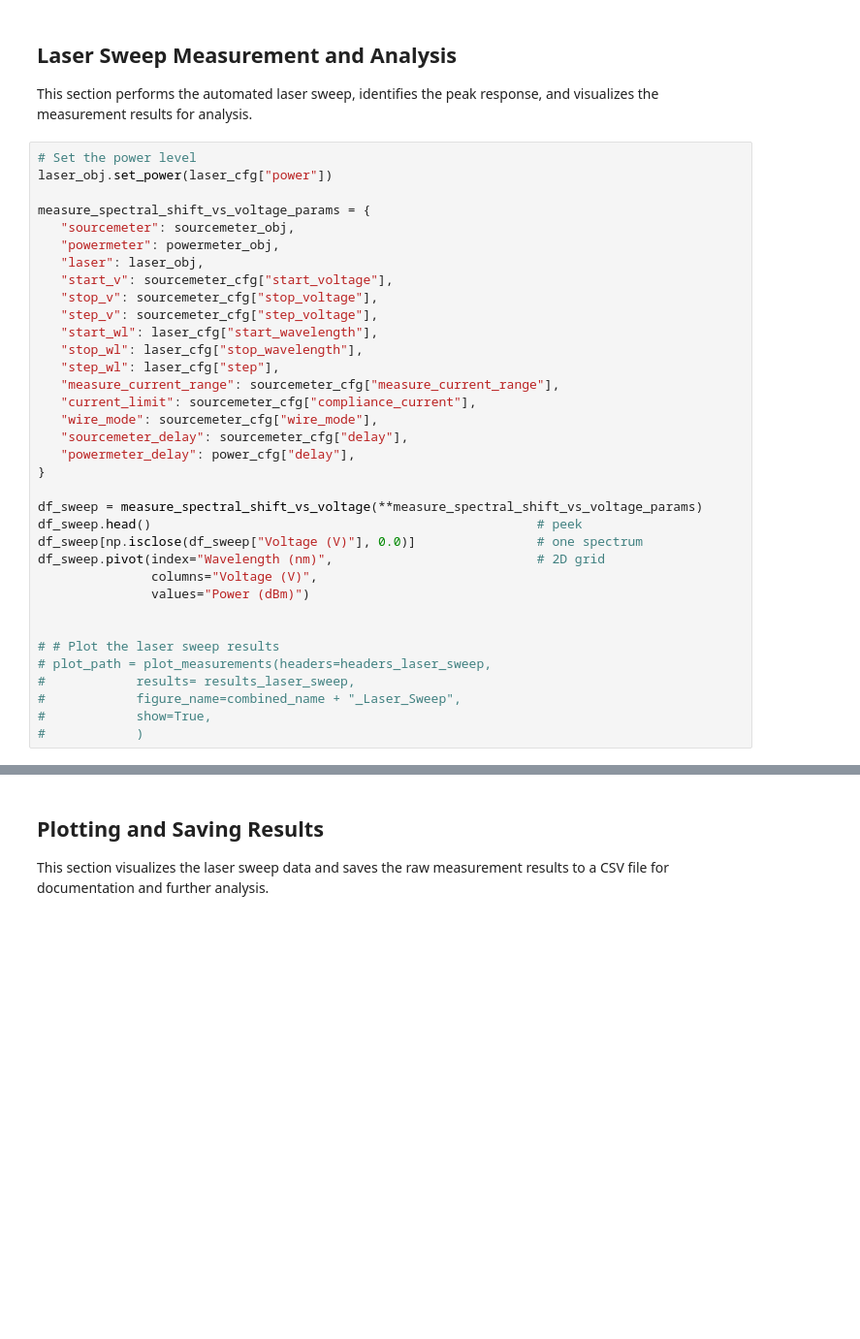
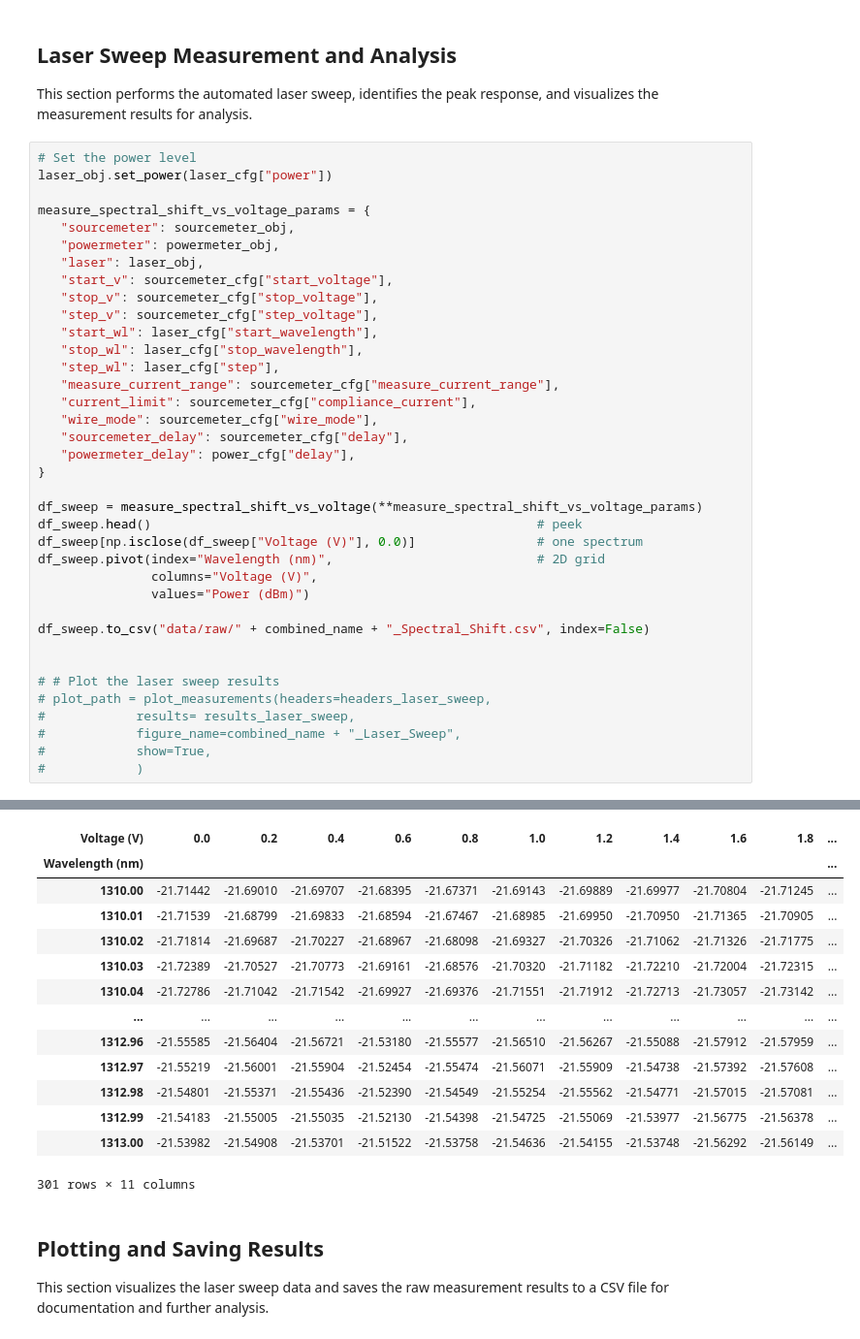
Before and after one commit to gcharalampous/pyvisa-lab-automation, a Jupyter notebook: Optical_Frequency_Response_Sourcemeter.ipynb, the cells around one changed output, grey strips where cells are left out. Shown at 97% size. Saved outputs shown, nothing was run; the diff lists cells and outputs as text; blank space fills up the shorter version.

```diff
--- a/Optical_Frequency_Response_Sourcemeter.ipynb
+++ b/Optical_Frequency_Response_Sourcemeter.ipynb
@@ -96,6 +96,8 @@ df_sweep.pivot(index="Wavelength (nm)",                           # 2D grid
                columns="Voltage (V)",
                values="Power (dBm)")
 
+df_sweep.to_csv("data/raw/" + combined_name + "_Spectral_Shift.csv", index=False)
+
 
 # # Plot the laser sweep results
 # plot_path = plot_measurements(headers=headers_laser_sweep,
@@ -113,3 +115,17 @@ df_sweep.pivot(index="Wavelength (nm)",                           # 2D grid
+| Voltage (V) | 0.0 | 0.2 | 0.4 | 0.6 | 0.8 | 1.0 | 1.2 | 1.4 | 1.6 | 1.8 | ... |
+| Wavelength (nm) |  |  |  |  |  |  |  |  |  |  | ... |
+| 1310.00 | -21.71442 | -21.69010 | -21.69707 | -21.68395 | -21.67371 | -21.69143 | -21.69889 | -21.69977 | -21.70804 | -21.71245 | ... |
+| 1310.01 | -21.71539 | -21.68799 | -21.69833 | -21.68594 | -21.67467 | -21.68985 | -21.69950 | -21.70950 | -21.71365 | -21.70905 | ... |
+| 1310.02 | -21.71814 | -21.69687 | -21.70227 | -21.68967 | -21.68098 | -21.69327 | -21.70326 | -21.71062 | -21.71326 | -21.71775 | ... |
+| 1310.03 | -21.72389 | -21.70527 | -21.70773 | -21.69161 | -21.68576 | -21.70320 | -21.71182 | -21.72210 | -21.72004 | -21.72315 | ... |
+| 1310.04 | -21.72786 | -21.71042 | -21.71542 | -21.69927 | -21.69376 | -21.71551 | -21.71912 | -21.72713 | -21.73057 | -21.73142 | ... |
+| ... | ... | ... | ... | ... | ... | ... | ... | ... | ... | ... | ... |
+| 1312.96 | -21.55585 | -21.56404 | -21.56721 | -21.53180 | -21.55577 | -21.56510 | -21.56267 | -21.55088 | -21.57912 | -21.57959 | ... |
+| 1312.97 | -21.55219 | -21.56001 | -21.55904 | -21.52454 | -21.55474 | -21.56071 | -21.55909 | -21.54738 | -21.57392 | -21.57608 | ... |
+| 1312.98 | -21.54801 | -21.55371 | -21.55436 | -21.52390 | -21.54549 | -21.55254 | -21.55562 | -21.54771 | -21.57015 | -21.57081 | ... |
+| 1312.99 | -21.54183 | -21.55005 | -21.55035 | -21.52130 | -21.54398 | -21.54725 | -21.55069 | -21.53977 | -21.56775 | -21.56378 | ... |
+| 1313.00 | -21.53982 | -21.54908 | -21.53701 | -21.51522 | -21.53758 | -21.54636 | -21.54155 | -21.53748 | -21.56292 | -21.56149 | ... |
+301 rows × 11 columns
 # %% [markdown]
 ## Plotting and Saving Results
 This section visualizes the laser sweep data and saves the raw measurement results to a CSV file for documentation and further analysis.
```
Also changed, not shown: parts of 3 cells of this notebook, 1 other file.
